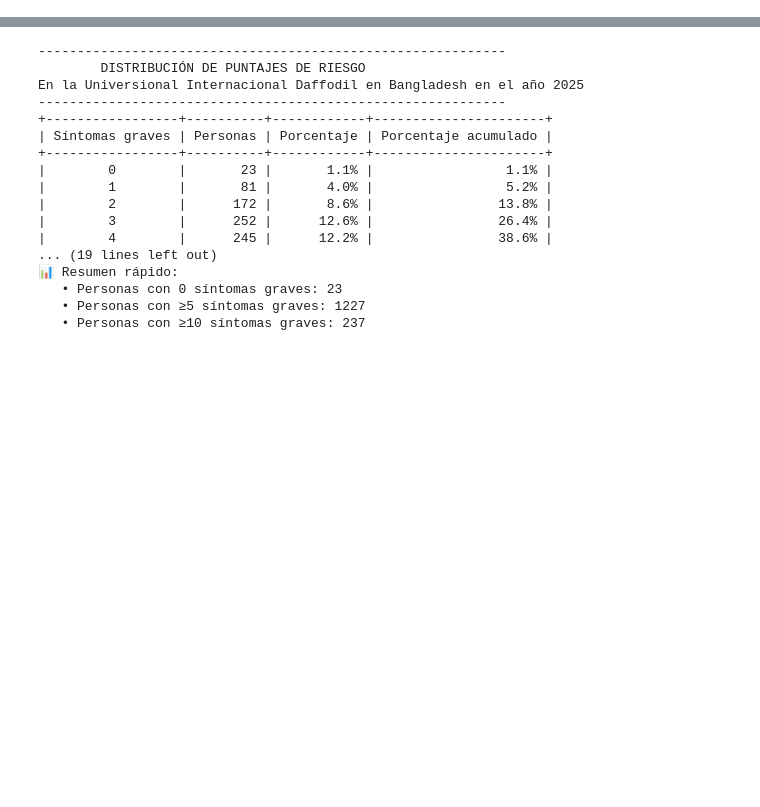
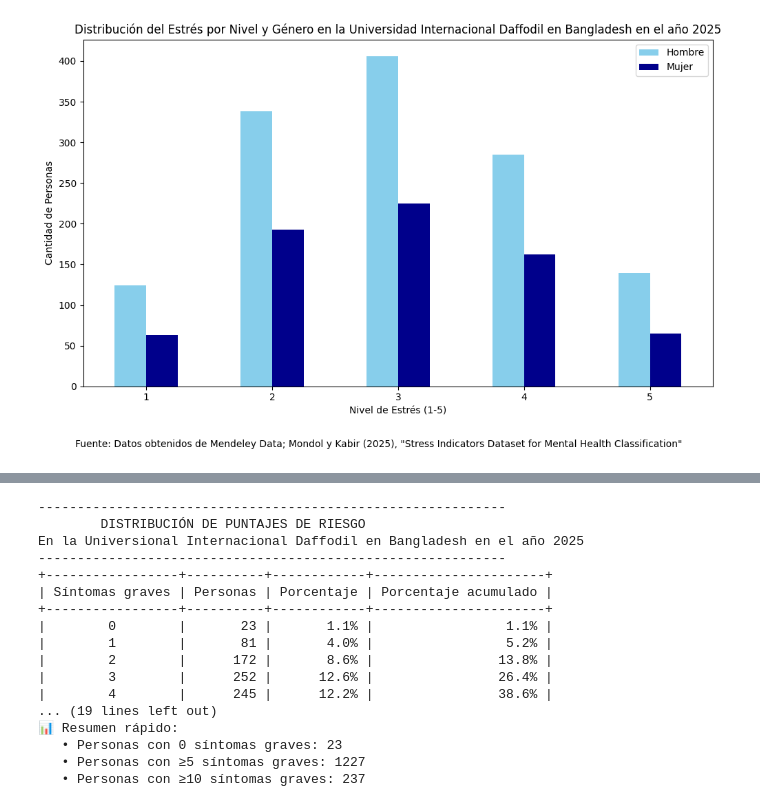
Before and after one commit to BrayanAQ/Analisis-del-estres-acad-mico-en-estudiantes-universitarios-de-Bangladesh-mediante-Python-en-el-2025, a Jupyter notebook: Funciones_proyecto.ipynb, the cells around one changed output, grey strips where cells are left out. Drawn from its saved outputs; the diff is of its cells as text; code cells hidden in the pictures; blank space fills up the shorter version.

```diff
--- a/Funciones_proyecto.ipynb
+++ b/Funciones_proyecto.ipynb
@@ -11,28 +9,33 @@ NameError: name 'pd' is not defined
 # %%
 def EstresPorGenero(datos):
 
   nivel_genero = datos.groupby(['stress_experience', 'gender']).size().unstack(fill_value=0)
 
 
   nivel_genero = nivel_genero.sort_index()
 
   # Graficar
   nivel_genero.plot(
       kind='bar',
       figsize=(10, 6),
       color=['skyblue', 'darkblue']
   )
 
   plt.title('Distribución del Estrés por Nivel y Género en la Universidad Internacional Daffodil en Bangladesh en el año 2025')
   plt.xlabel('Nivel de Estrés (1-5)')
   plt.ylabel('Cantidad de Personas')
   plt.xticks(rotation=0)
   plt.legend(['Hombre', 'Mujer'])
   plt.tight_layout()
   plt.figtext(0.5, -0.05, 'Fuente: Datos obtenidos de Mendeley Data; Mondol y Kabir (2025), "Stress Indicators Dataset for Mental Health Classification"',
               ha='center', fontsize=10)
 
   plt.show()
+
+
+EstresPorGenero(datos)
+# %% [output]
+[figure, added]
 # %%
 def Relacion_Rendimiento_BalanceVida(datos):
   # Calculate mean of low_academic_confidence and lack_relaxation_time for each stress_experience level
```
Also changed, not shown: parts of 7 cells of this notebook.
